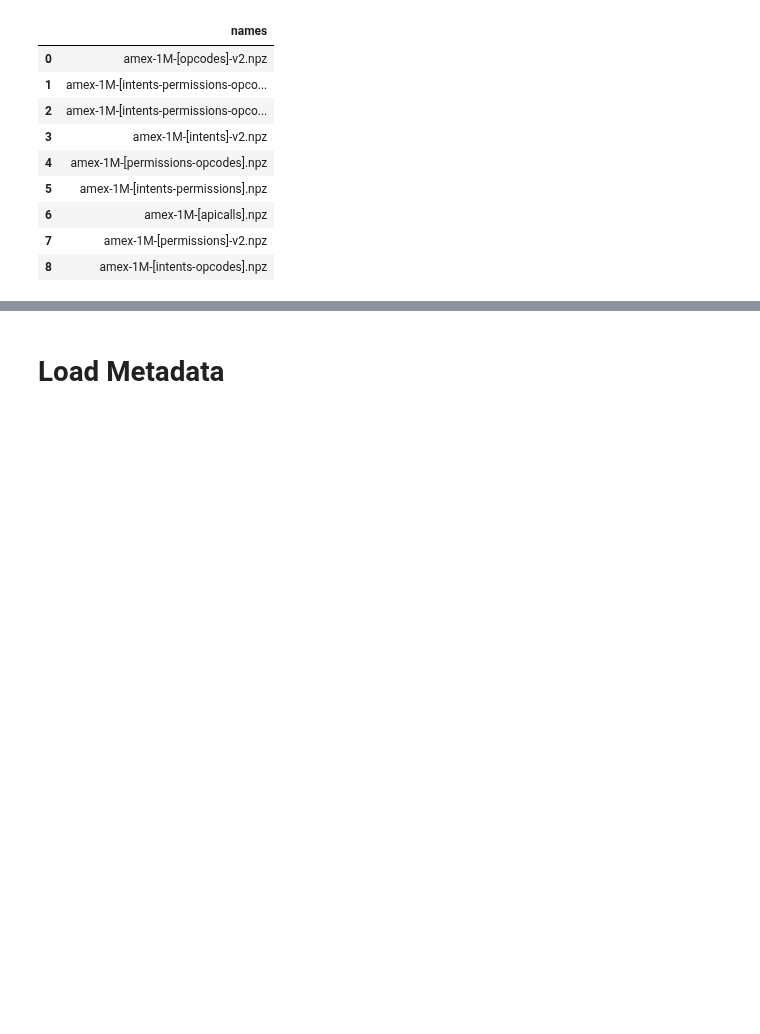
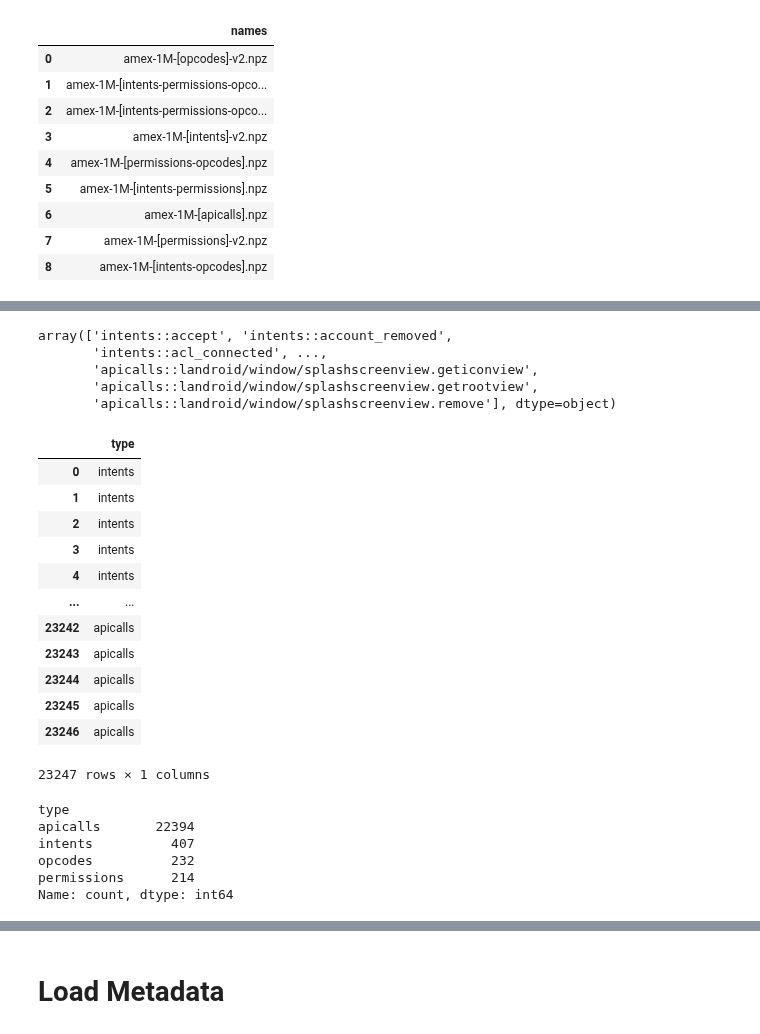
Before and after one commit to Malware-Hunter/MH-1M, a Jupyter notebook: notebooks/0-amex_processing.ipynb, the cells around one changed output, grey strips where cells are left out. Cells and saved outputs as stored; diff of their text form; code cells hidden in the pictures; blank space fills up the shorter version.

```diff
--- a/notebooks/0-amex_processing.ipynb
+++ b/notebooks/0-amex_processing.ipynb
@@ -14,6 +14,7 @@ base_dir = join('/', 'home', 'hendrio', 'amex-1M')
 paths = {
     'root':root_dir,
     'base': base_dir,
+    'data': join(base_dir, 'data'),
     'processed': join(base_dir, 'data', 'processed'),
     'temp': join(base_dir, 'data', 'temp'),
     'dataset': join(root_dir, 'home', 'joner', 'SF23-AMExplorer-dev', 'output_1M_amexplorer')
@@ -1202,4 +1203,5 @@ np.savez_compressed(
 # %%
+npz_files = dataframe(os.listdir(paths['processed']), columns=['names'])
 npz_files
 # %% [output]
 |  | names |
@@ -1218,0 +1235,34 @@ amex_data, amex_metadata = read_amex(
+# %%
+amex_data.columns.values
+# %% [output]
+array(['intents::accept', 'intents::account_removed',
+       'intents::acl_connected', ...,
+       'apicalls::landroid/window/splashscreenview.geticonview',
+       'apicalls::landroid/window/splashscreenview.getrootview',
+       'apicalls::landroid/window/splashscreenview.remove'], dtype=object)
+# %%
+feature_types = dataframe([f.split("::", 1)[0] for f in amex_data.columns.values], columns=['type'])
+feature_types
+# %% [output]
+|  | type |
+| 0 | intents |
+| 1 | intents |
+| 2 | intents |
+| 3 | intents |
+| 4 | intents |
+| ... | ... |
+| 23242 | apicalls |
+| 23243 | apicalls |
+| 23244 | apicalls |
+| 23245 | apicalls |
+| 23246 | apicalls |
+23247 rows × 1 columns
+# %%
+feature_types['type'].value_counts()
+# %% [output]
+type
+apicalls       22394
+intents          407
+opcodes          232
+permissions      214
+Name: count, dtype: int64
```
Also changed, not shown: parts of 4 cells of this notebook, 1 other file.
